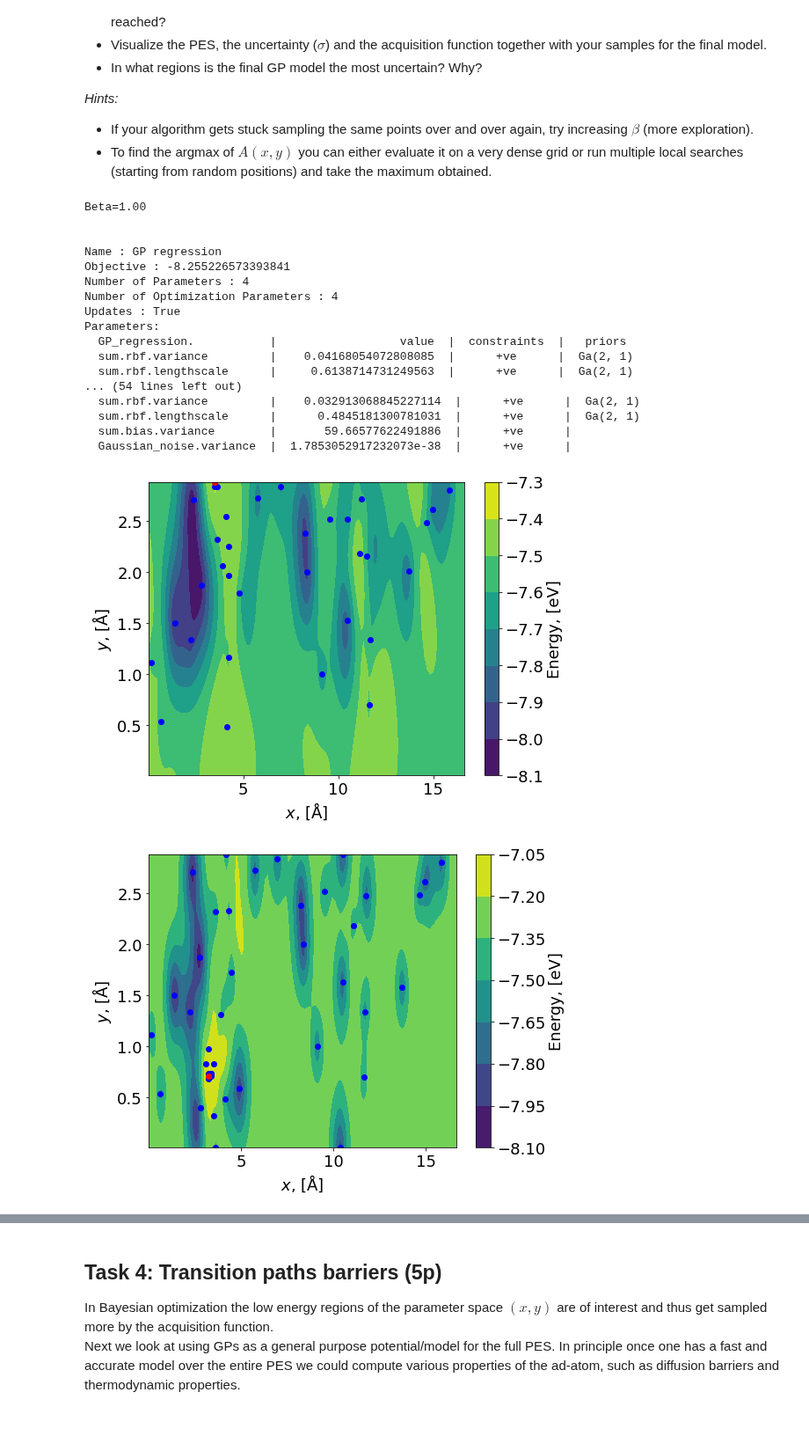
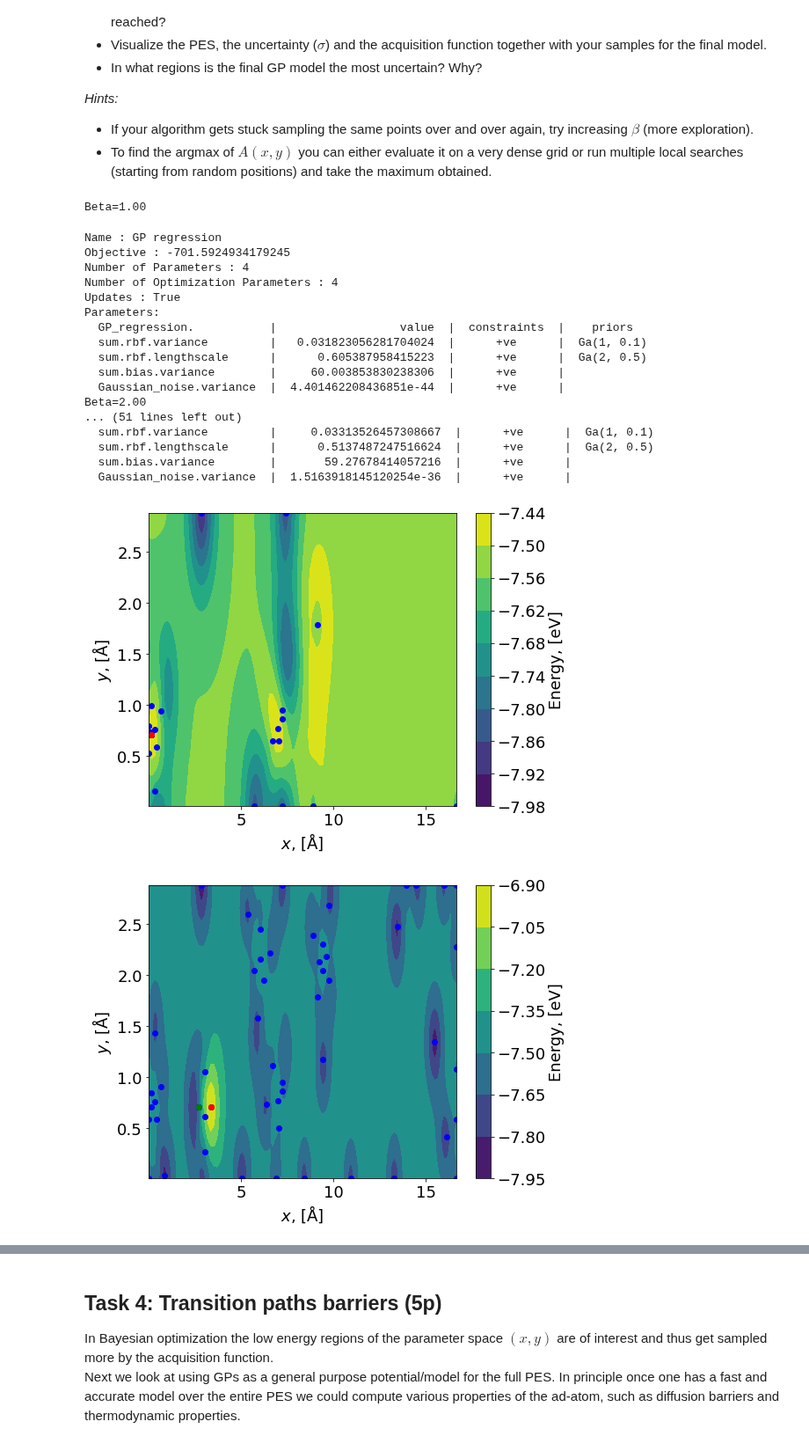
Before and after one commit to elindgren/asam_projects, a Jupyter notebook: project-2b/TIF345_bayesopt_project_2b.ipynb, the cells around one changed output, grey strips where cells are left out. Shown at 88% size. Drawn from its saved outputs; the diff is of its cells as text; code cells hidden in the pictures.

Commit message:
continue with project 2b - set priors

```diff
--- a/project-2b/TIF345_bayesopt_project_2b.ipynb
+++ b/project-2b/TIF345_bayesopt_project_2b.ipynb
@@ -367,14 +367,14 @@ def get_initial_data(n_data = 5):
 
 def train_GP(X_data, E_data): # put in priors
     k1 = GPy.kern.RBF(input_dim=2)
-#     k1 = GPy.kern.StdPeriodic(input_dim=2,  period=[x_max, y_max], ARD1=True, ARD2=True)
+#     k1 = GPy.kern.StdPeriodic(input_dim=2,  period=[x_max, y_max], ARD1=True, ARD2=False)
     k2 = GPy.kern.Bias(input_dim=2)
-    k1['lengthscale'].set_prior(GPy.priors.Gamma(a=2, b=1), warning=False)
-    k1['variance'].set_prior(GPy.priors.Gamma(a=2, b=1), warning=False)
+    k1['lengthscale'].set_prior(GPy.priors.Gamma(a=2, b=0.5), warning=False)
+    k1['variance'].set_prior(GPy.priors.Gamma(a=1, b=0.1), warning=False)
     kernel = k1 + k2
 #     kernel = k1
     model = GPy.models.GPRegression(X_data, E_data, kernel)
-#     model.sum.std_periodic.lengthscale[[0]].constrain_bounded(0.1, 1, warning=False)
+#     model.sum.std_periodic.lengthscale[[0]].constrain_bounded(0.1, 5, warning=False)
 #     model.sum.std_periodic.lengthscale[[1]].constrain_bounded(0.1, 1, warning=False)
 #     model.sum.std_periodic.period[[0]].constrain_bounded(x_max-0.1, x_max+0.1, warning=False)
 #     model.sum.std_periodic.period[[1]].constrain_bounded(y_max-0.1, y_max+0.1, warning=False)
@@ -413,7 +413,7 @@ def plot_on_grid(f, ax, nx = 50,ny = 50):
 # %%
 def bayesian_optimization(conv_tol, max_iters, n_data, nx, ny, beta, plot=True, debug=False):
     fig, ax = plt.subplots(figsize=(8,6))
-    np.random.seed(9)
+    np.random.seed(2)
 
     z = set_z_max(surface.get_positions())
     X, E = get_initial_data(n_data)
@@ -431,66 +431,69 @@ def bayesian_optimization(conv_tol, max_iters, n_data, nx, ny, beta, plot=True,
         E = np.append(E, np.array([E_new]).reshape(1,1), axis=0)
 
         # plot Acq function and data
-        dist = (X_new[0]-X_old[0])**2 + (X_new[1]-X_old[1])**2
-
+#         dist = (X_new[0]-X_old[0])**2 + (X_new[1]-X_old[1])**2
+#         dist = (X_old[0]-gm_x)**2 + (X_old[1]-gm_y)**2
+        dist = (X_new[0]-gm_x)**2 + (X_new[1]-gm_y)**2
         if dist < conv_tol**2:
-            if plot:
-                plot_on_grid(Acq.reshape(nx,ny).T, ax, nx, ny)
-                ax.scatter(x=X[:,0], y=X[:,1], c='b')
-                ax.scatter(x=X_old[0], y=X_old[1], c='g')
-                ax.scatter(x=X_new[0], y=X_new[1], c='r')
             break
         elif(debug):
             print(f'Iteration: {i+1} -- MSE: {dist:.3f}')
 
         X_old = X_new
 
     iters = i+1
     if debug:
         if iters < max_iters-1:
             print(f'Converged in {iters} iterations.')
         else:
             print(f'Did not converge in {max_iters} iterations.')
 
+    if plot:
+        plot_on_grid(Acq.reshape(nx,ny).T, ax, nx, ny)
+        ax.scatter(x=X[:,0], y=X[:,1], c='b')
+        ax.scatter(x=X_old[0], y=X_old[1], c='g')
+        ax.scatter(x=X_new[0], y=X_new[1], c='r')
+
     return iters, model, Acq, X
 
 
-conv_tol = 1e-2
+conv_tol = 1e-1
 max_iters = 100
-n_data = 20
-nx = 120
-ny = 120
+n_data = 5
+nx = 100
+ny = 100
 
 n_betas = 5
 betas = np.linspace(1,5,n_betas)
 iterations = np.zeros(n_betas)
 final_Xs = np.zeros((n_betas,2))
 
 for i,beta in enumerate(betas):
     print(f'Beta={beta:.2f}')
     iters, model, Acq, X = bayesian_optimization(conv_tol, max_iters, n_data, nx, ny, beta, plot=True, debug=False)
     iterations[i] = iters
     final_Xs[i,:] = X[-1,:]
     print(model)
 #     print(model['sum.std_periodic.lengthscale'])
 #     print(model['sum.std_periodic.period'])
 # %% [output]
 Beta=1.00
-
-
-Name : GP regression
-Objective : -8.255226573393841
-Number of Parameters : 4
-Number of Optimization Parameters : 4
-Updates : True
-Parameters:
-  GP_regression.           |                  value  |  constraints  |   priors
-  sum.rbf.variance         |    0.04168054072808085  |      +ve      |  Ga(2, 1)
-  sum.rbf.lengthscale      |     0.6138714731249563  |      +ve      |  Ga(2, 1)
-... (54 lines left out)
-  sum.rbf.variance         |    0.032913068845227114  |      +ve      |  Ga(2, 1)
-  sum.rbf.lengthscale      |      0.4845181300781031  |      +ve      |  Ga(2, 1)
-  sum.bias.variance        |       59.66577622491886  |      +ve      |
-  Gaussian_noise.variance  |  1.7853052917232073e-38  |      +ve      |
+Name : GP regression
+Objective : -701.5924934179245
+Number of Parameters : 4
+Number of Optimization Parameters : 4
+Updates : True
+Parameters:
+  GP_regression.           |                  value  |  constraints  |    priors
+  sum.rbf.variance         |   0.031823056281704024  |      +ve      |  Ga(1, 0.1)
+  sum.rbf.lengthscale      |      0.605387958415223  |      +ve      |  Ga(2, 0.5)
+  sum.bias.variance        |     60.003853830238306  |      +ve      |
+  Gaussian_noise.variance  |  4.401462208436851e-44  |      +ve      |
+Beta=2.00
+... (51 lines left out)
+  sum.rbf.variance         |     0.03313526457308667  |      +ve      |  Ga(1, 0.1)
+  sum.rbf.lengthscale      |      0.5137487247516624  |      +ve      |  Ga(2, 0.5)
+  sum.bias.variance        |       59.27678414057216  |      +ve      |
+  Gaussian_noise.variance  |  1.5163918145120254e-36  |      +ve      |
-[figure, old version]
+[figure, new version]
-[figure, old version]
+[figure, new version]
```
Also changed, not shown: parts of 5 cells of this notebook.
